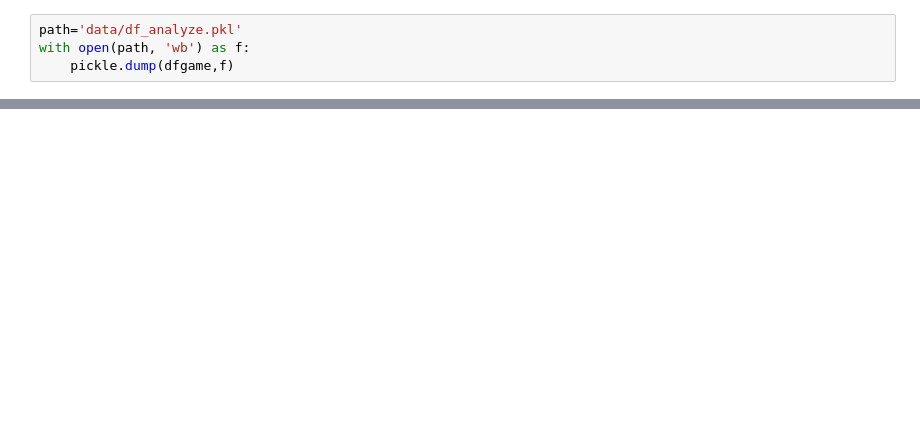
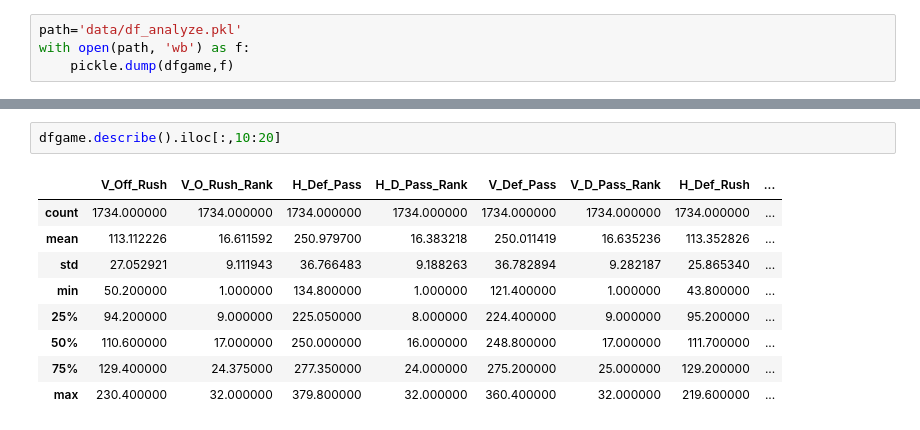
Before and after one commit to titansat74/Projects, a Jupyter notebook: Capstone Two/Cap2_Generator.ipynb, the cells around one changed output, grey strips where cells are left out. Cells and saved outputs as stored; diff of their text form; blank space fills up the shorter version.

```diff
--- a/Capstone Two/Cap2_Generator.ipynb
+++ b/Capstone Two/Cap2_Generator.ipynb
@@ -128,0 +145,12 @@ dfyear.loc['den']
+# %%
+dfgame.describe().iloc[:,10:20]
+# %% [output]
+|  | V_Off_Rush | V_O_Rush_Rank | H_Def_Pass | H_D_Pass_Rank | V_Def_Pass | V_D_Pass_Rank | H_Def_Rush | ... |
+| count | 1734.000000 | 1734.000000 | 1734.000000 | 1734.000000 | 1734.000000 | 1734.000000 | 1734.000000 | ... |
+| mean | 113.112226 | 16.611592 | 250.979700 | 16.383218 | 250.011419 | 16.635236 | 113.352826 | ... |
+| std | 27.052921 | 9.111943 | 36.766483 | 9.188263 | 36.782894 | 9.282187 | 25.865340 | ... |
+| min | 50.200000 | 1.000000 | 134.800000 | 1.000000 | 121.400000 | 1.000000 | 43.800000 | ... |
+| 25% | 94.200000 | 9.000000 | 225.050000 | 8.000000 | 224.400000 | 9.000000 | 95.200000 | ... |
+| 50% | 110.600000 | 17.000000 | 250.000000 | 16.000000 | 248.800000 | 17.000000 | 111.700000 | ... |
+| 75% | 129.400000 | 24.375000 | 277.350000 | 24.000000 | 275.200000 | 25.000000 | 129.200000 | ... |
+| max | 230.400000 | 32.000000 | 379.800000 | 32.000000 | 360.400000 | 32.000000 | 219.600000 | ... |
```
Also changed, not shown: parts of 17 cells of this notebook.
